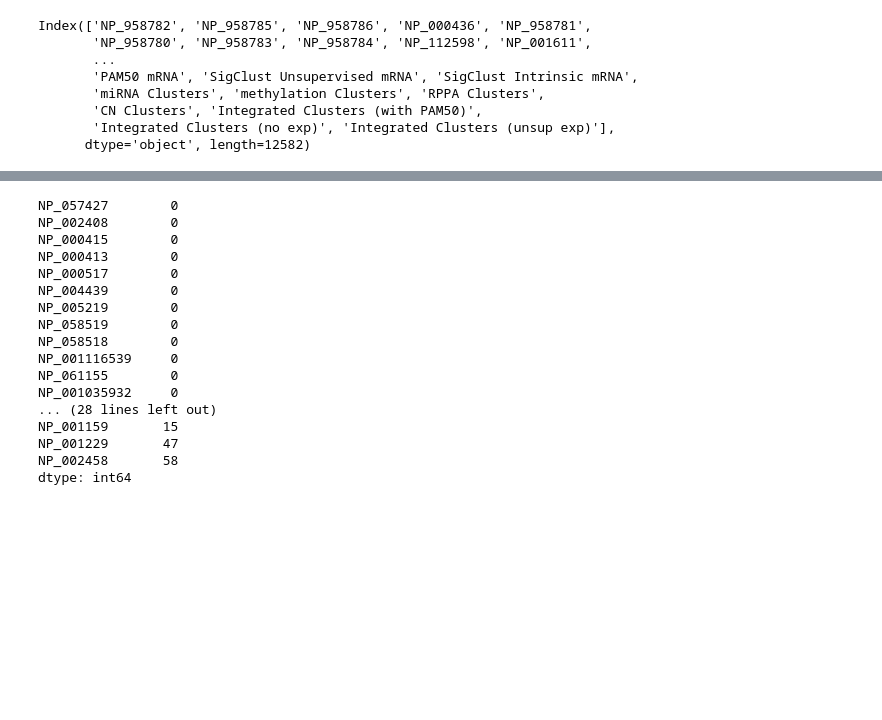
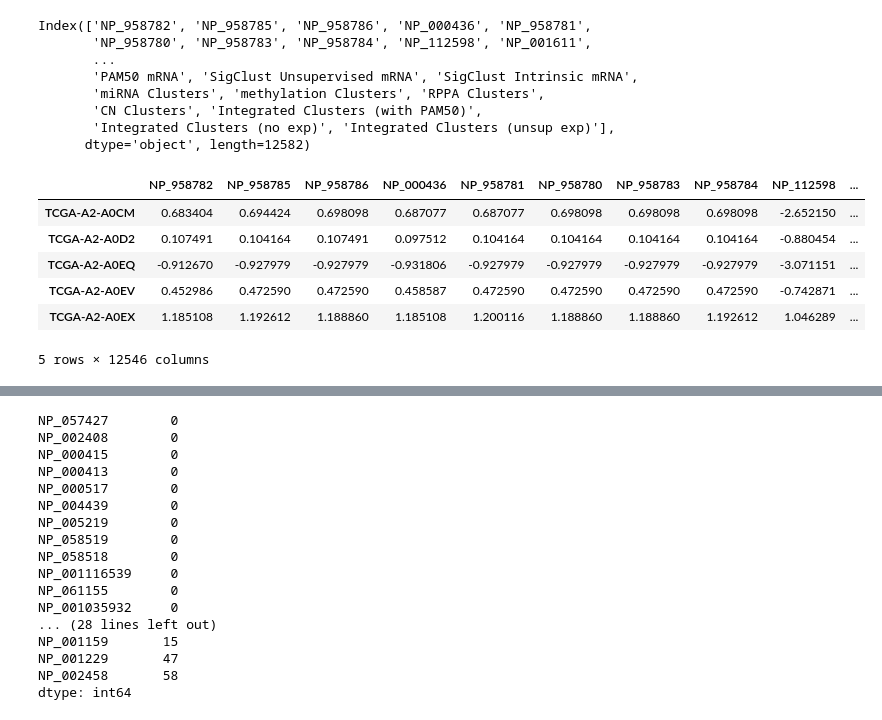
Before and after one commit to noise42/datastructures, a Jupyter notebook: materials/misc_data/les7/dataset_clustering/ensemble_clust.ipynb, the cells around one changed output, grey strips where cells are left out. Drawn from its saved outputs; the diff is of its cells as text; code cells hidden in the pictures; blank space fills up the shorter version.

```diff
--- a/materials/misc_data/les7/dataset_clustering/ensemble_clust.ipynb
+++ b/materials/misc_data/les7/dataset_clustering/ensemble_clust.ipynb
@@ -147,6 +133,16 @@ Index(['NP_958782', 'NP_958785', 'NP_958786', 'NP_000436', 'NP_958781',
 numerical_cols = [x for x in processed.columns if bool(re.search("NP_|XP_", x)) == True ]
 #label indexing
 processed_numerical = processed.loc[:, numerical_cols]
+# %%
+processed_numerical.head()
+# %% [output]
+|  | NP_958782 | NP_958785 | NP_958786 | NP_000436 | NP_958781 | NP_958780 | NP_958783 | NP_958784 | NP_112598 | ... |
+| TCGA-A2-A0CM | 0.683404 | 0.694424 | 0.698098 | 0.687077 | 0.687077 | 0.698098 | 0.698098 | 0.698098 | -2.652150 | ... |
+| TCGA-A2-A0D2 | 0.107491 | 0.104164 | 0.107491 | 0.097512 | 0.104164 | 0.104164 | 0.104164 | 0.104164 | -0.880454 | ... |
+| TCGA-A2-A0EQ | -0.912670 | -0.927979 | -0.927979 | -0.931806 | -0.927979 | -0.927979 | -0.927979 | -0.927979 | -3.071151 | ... |
+| TCGA-A2-A0EV | 0.452986 | 0.472590 | 0.472590 | 0.458587 | 0.472590 | 0.472590 | 0.472590 | 0.472590 | -0.742871 | ... |
+| TCGA-A2-A0EX | 1.185108 | 1.192612 | 1.188860 | 1.185108 | 1.200116 | 1.188860 | 1.188860 | 1.192612 | 1.046289 | ... |
+5 rows × 12546 columns
 # %%
 bool_pam_50 = processed_numerical.columns.isin(pam50['RefSeqProteinID'])
 #boolean indexing
```
Also changed, not shown: parts of 30 cells of this notebook, 3 other files.
